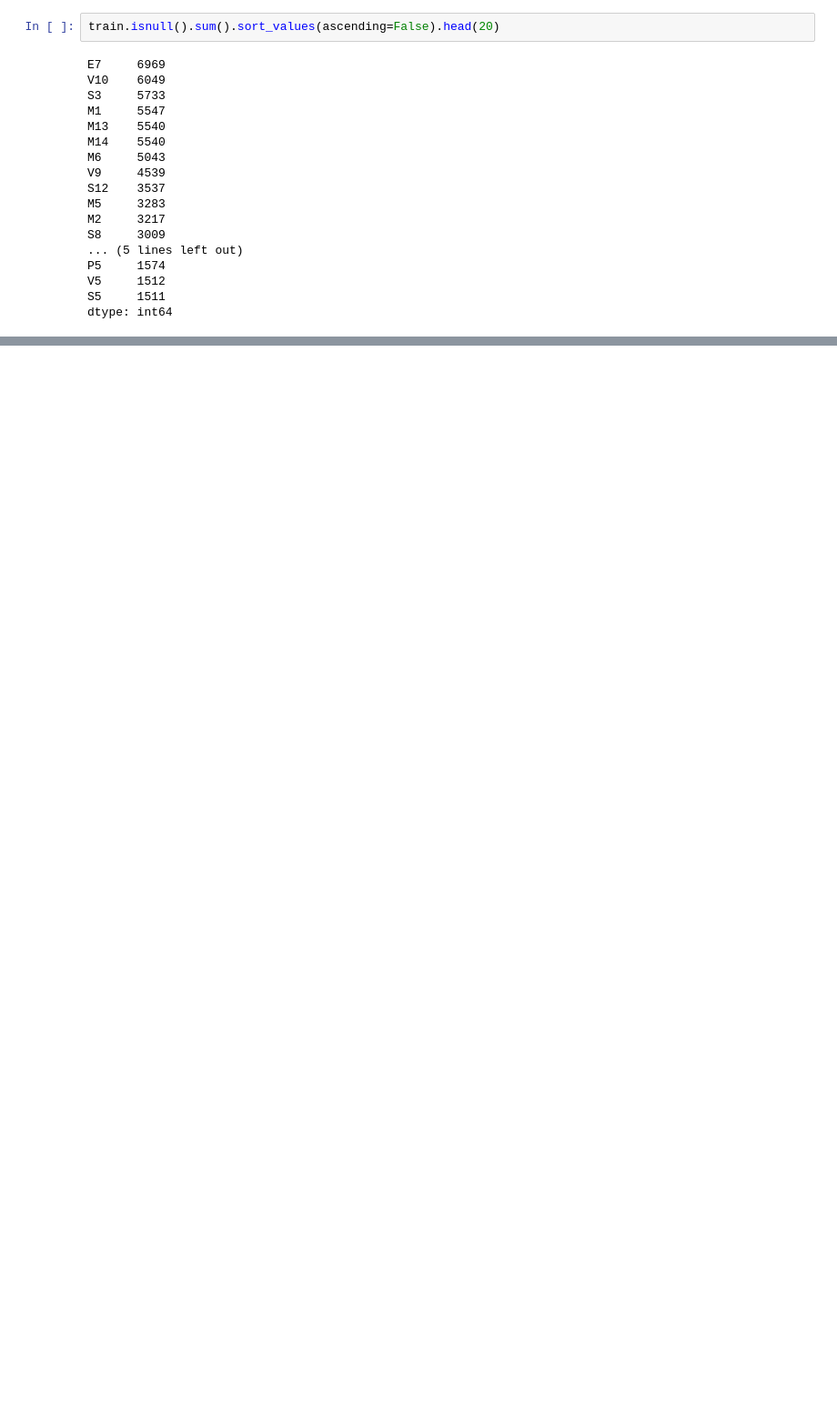
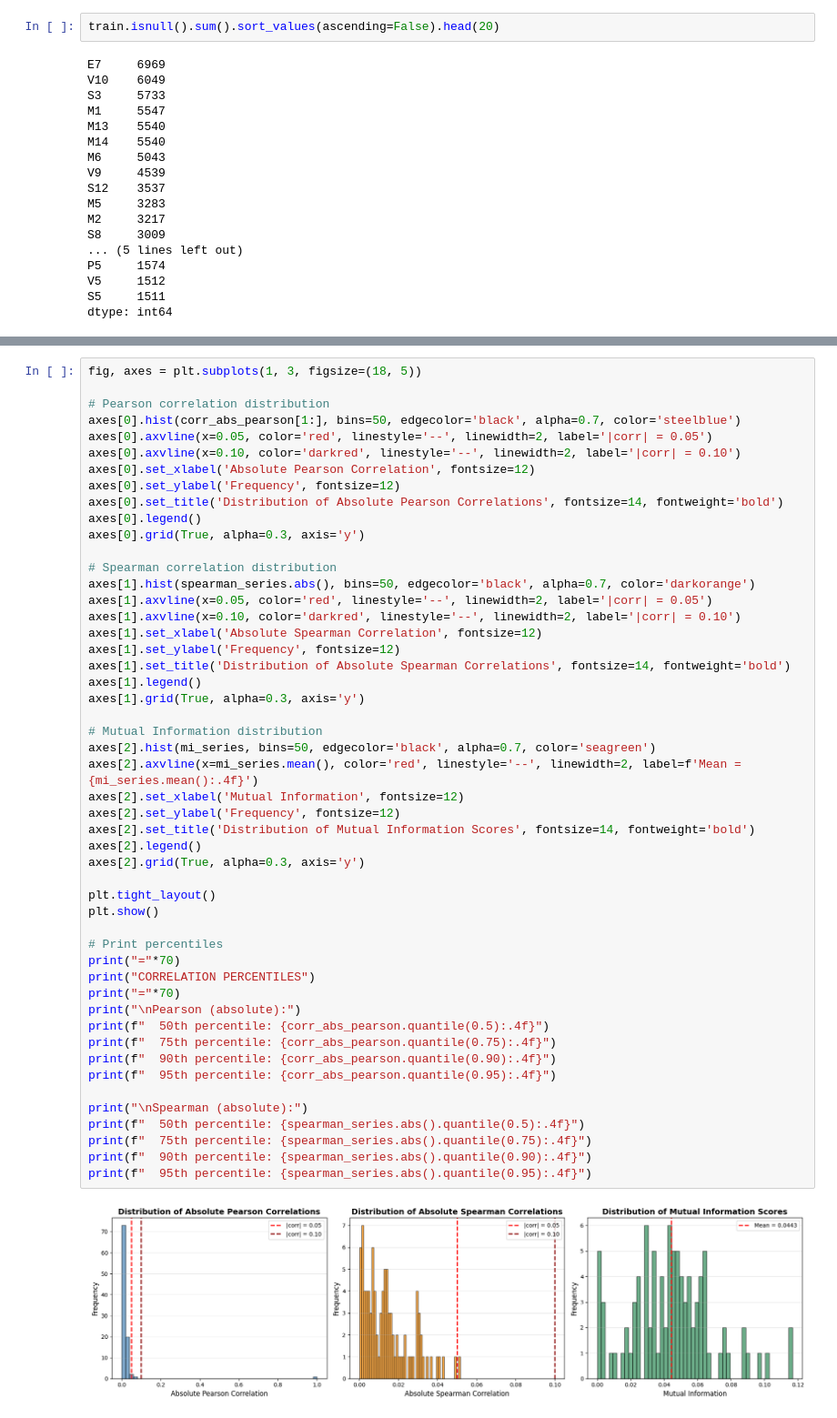
Before and after one commit to anatolii-kandiuk/hull-tactical-market-prediction, a Jupyter notebook: hull-tactical-market-prediction.ipynb, the cells around one changed output, grey strips where cells are left out. Shown at 91% size. Drawn from its saved outputs; the diff is of its cells as text; blank space fills up the shorter version.

```diff
--- a/hull-tactical-market-prediction.ipynb
+++ b/hull-tactical-market-prediction.ipynb
@@ -226,0 +579,52 @@ plt.show()
+# %%
+fig, axes = plt.subplots(1, 3, figsize=(18, 5))
+
+# Pearson correlation distribution
+axes[0].hist(corr_abs_pearson[1:], bins=50, edgecolor='black', alpha=0.7, color='steelblue')
+axes[0].axvline(x=0.05, color='red', linestyle='--', linewidth=2, label='|corr| = 0.05')
+axes[0].axvline(x=0.10, color='darkred', linestyle='--', linewidth=2, label='|corr| = 0.10')
+axes[0].set_xlabel('Absolute Pearson Correlation', fontsize=12)
+axes[0].set_ylabel('Frequency', fontsize=12)
+axes[0].set_title('Distribution of Absolute Pearson Correlations', fontsize=14, fontweight='bold')
+axes[0].legend()
+axes[0].grid(True, alpha=0.3, axis='y')
+
+# Spearman correlation distribution
+axes[1].hist(spearman_series.abs(), bins=50, edgecolor='black', alpha=0.7, color='darkorange')
+axes[1].axvline(x=0.05, color='red', linestyle='--', linewidth=2, label='|corr| = 0.05')
+axes[1].axvline(x=0.10, color='darkred', linestyle='--', linewidth=2, label='|corr| = 0.10')
+axes[1].set_xlabel('Absolute Spearman Correlation', fontsize=12)
+axes[1].set_ylabel('Frequency', fontsize=12)
+axes[1].set_title('Distribution of Absolute Spearman Correlations', fontsize=14, fontweight='bold')
+axes[1].legend()
+axes[1].grid(True, alpha=0.3, axis='y')
+
+# Mutual Information distribution
+axes[2].hist(mi_series, bins=50, edgecolor='black', alpha=0.7, color='seagreen')
+axes[2].axvline(x=mi_series.mean(), color='red', linestyle='--', linewidth=2, label=f'Mean = {mi_series.mean():.4f}')
+axes[2].set_xlabel('Mutual Information', fontsize=12)
+axes[2].set_ylabel('Frequency', fontsize=12)
+axes[2].set_title('Distribution of Mutual Information Scores', fontsize=14, fontweight='bold')
+axes[2].legend()
+axes[2].grid(True, alpha=0.3, axis='y')
+
+plt.tight_layout()
+plt.show()
+
+# Print percentiles
+print("="*70)
+print("CORRELATION PERCENTILES")
+print("="*70)
+print("\nPearson (absolute):")
+print(f"  50th percentile: {corr_abs_pearson.quantile(0.5):.4f}")
+print(f"  75th percentile: {corr_abs_pearson.quantile(0.75):.4f}")
+print(f"  90th percentile: {corr_abs_pearson.quantile(0.90):.4f}")
+print(f"  95th percentile: {corr_abs_pearson.quantile(0.95):.4f}")
+
+print("\nSpearman (absolute):")
+print(f"  50th percentile: {spearman_series.abs().quantile(0.5):.4f}")
+print(f"  75th percentile: {spearman_series.abs().quantile(0.75):.4f}")
+print(f"  90th percentile: {spearman_series.abs().quantile(0.90):.4f}")
+print(f"  95th percentile: {spearman_series.abs().quantile(0.95):.4f}")
+# %% [output]
+[figure, added]
```
Also changed, not shown: parts of 50 cells of this notebook.
